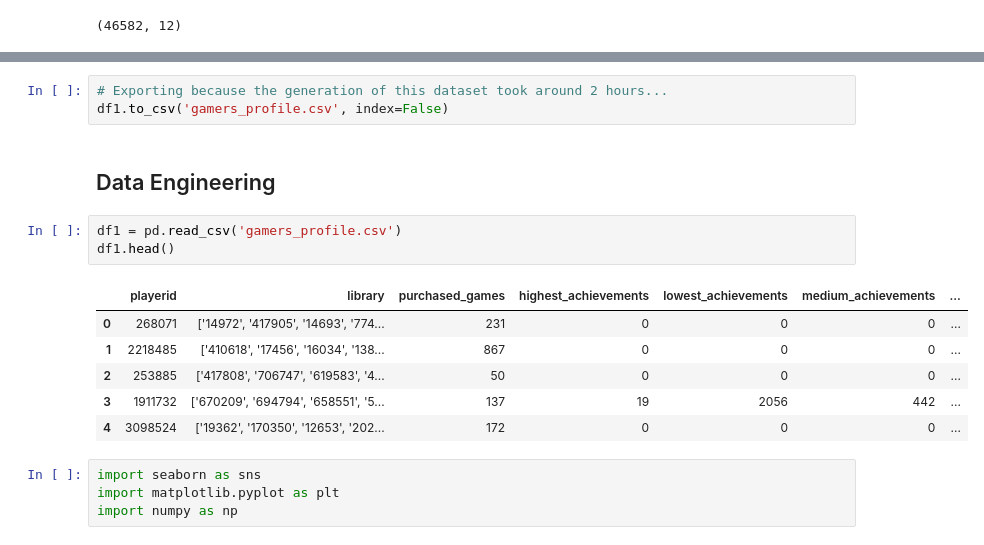
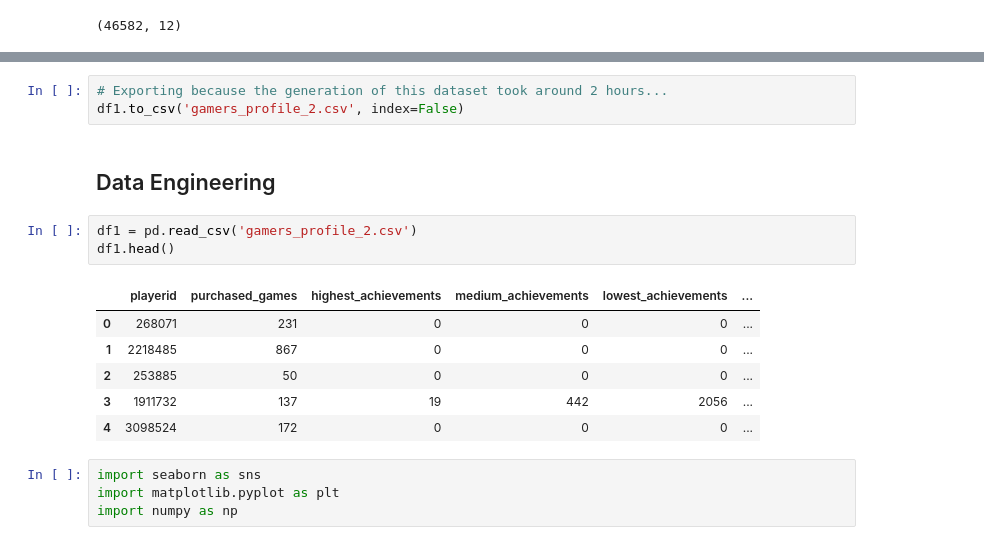
Before and after one commit to hr-vasquez/ml_players, a Jupyter notebook: ml_exploration.ipynb, the cells around one changed output, grey strips where cells are left out. Saved outputs shown, nothing was run; the diff lists cells and outputs as text.

```diff
--- a/ml_exploration.ipynb
+++ b/ml_exploration.ipynb
@@ -369,18 +363,18 @@ memory usage: 4.6+ MB
 # %%
 # Exporting because the generation of this dataset took around 2 hours...
-df1.to_csv('gamers_profile.csv', index=False)
+df1.to_csv('gamers_profile_2.csv', index=False)
 # %% [markdown]
 ## Data Engineering
 # %%
-df1 = pd.read_csv('gamers_profile.csv')
+df1 = pd.read_csv('gamers_profile_2.csv')
 df1.head()
 # %% [output]
-|  | playerid | library | purchased_games | highest_achievements | lowest_achievements | medium_achievements | ... |
-| 0 | 268071 | ['14972', '417905', '14693', '774... | 231 | 0 | 0 | 0 | ... |
-| 1 | 2218485 | ['410618', '17456', '16034', '138... | 867 | 0 | 0 | 0 | ... |
-| 2 | 253885 | ['417808', '706747', '619583', '4... | 50 | 0 | 0 | 0 | ... |
-| 3 | 1911732 | ['670209', '694794', '658551', '5... | 137 | 19 | 2056 | 442 | ... |
-| 4 | 3098524 | ['19362', '170350', '12653', '202... | 172 | 0 | 0 | 0 | ... |
+|  | playerid | purchased_games | highest_achievements | medium_achievements | lowest_achievements | ... |
+| 0 | 268071 | 231 | 0 | 0 | 0 | ... |
+| 1 | 2218485 | 867 | 0 | 0 | 0 | ... |
+| 2 | 253885 | 50 | 0 | 0 | 0 | ... |
+| 3 | 1911732 | 137 | 19 | 442 | 2056 | ... |
+| 4 | 3098524 | 172 | 0 | 0 | 0 | ... |
 # %%
 import seaborn as sns
 import matplotlib.pyplot as plt
```
Also changed, not shown: parts of 34 cells of this notebook, 1 other file.
